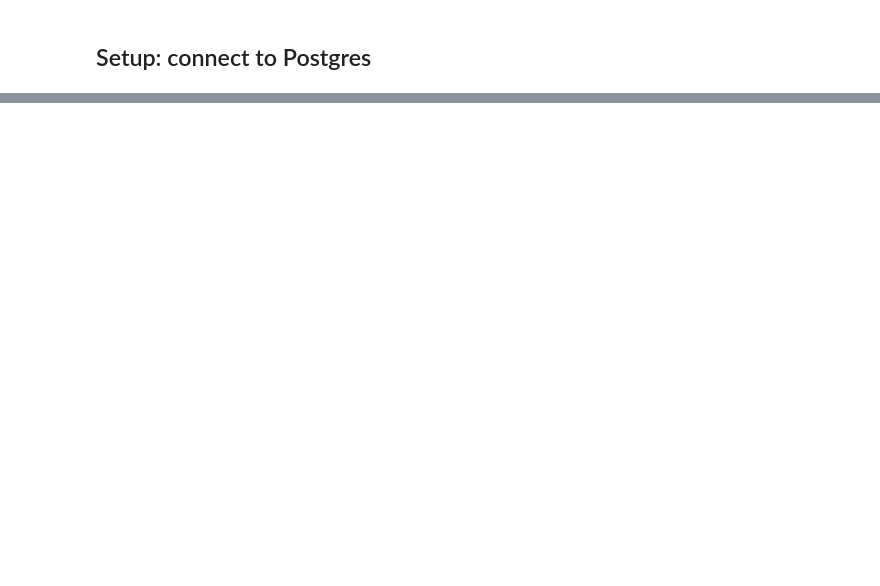
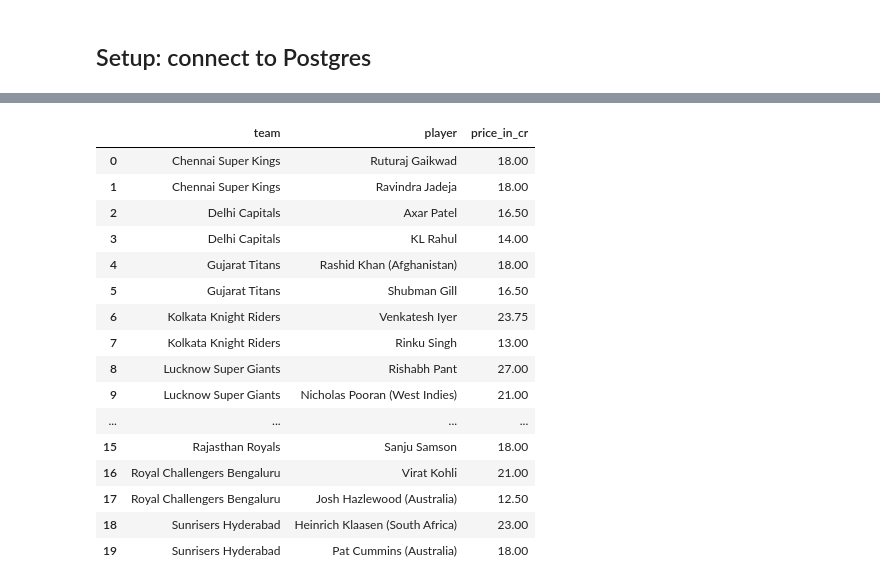
Before and after one commit to Lam-Truong/sql-case-studies, a Jupyter notebook: case_study_1/solution.ipynb, the cells around one changed output, grey strips where cells are left out. Drawn from its saved outputs; the diff is of its cells as text; code cells hidden in the pictures; blank space fills up the shorter version.

```diff
--- a/case_study_1/solution.ipynb
+++ b/case_study_1/solution.ipynb
@@ -43,0 +176,32 @@ SELECT version();
+# %%
+%%sql
+SELECT
+    team
+    , player
+    , price_in_cr
+FROM
+    (SELECT
+        team
+        , player
+        , price_in_cr
+        , ROW_NUMBER() OVER(PARTITION BY team ORDER BY price_in_cr DESC) AS price_rank
+    FROM ipl_players)
+WHERE price_rank <= 2;
+# %% [output]
+|  | team | player | price_in_cr |
+| 0 | Chennai Super Kings | Ruturaj Gaikwad | 18.00 |
+| 1 | Chennai Super Kings | Ravindra Jadeja | 18.00 |
+| 2 | Delhi Capitals | Axar Patel | 16.50 |
+| 3 | Delhi Capitals | KL Rahul | 14.00 |
+| 4 | Gujarat Titans | Rashid Khan (Afghanistan) | 18.00 |
+| 5 | Gujarat Titans | Shubman Gill | 16.50 |
+| 6 | Kolkata Knight Riders | Venkatesh Iyer | 23.75 |
+| 7 | Kolkata Knight Riders | Rinku Singh | 13.00 |
+| 8 | Lucknow Super Giants | Rishabh Pant | 27.00 |
+| 9 | Lucknow Super Giants | Nicholas Pooran (West Indies) | 21.00 |
+| ... | ... | ... | ... |
+| 15 | Rajasthan Royals | Sanju Samson | 18.00 |
+| 16 | Royal Challengers Bengaluru | Virat Kohli | 21.00 |
+| 17 | Royal Challengers Bengaluru | Josh Hazlewood (Australia) | 12.50 |
+| 18 | Sunrisers Hyderabad | Heinrich Klaasen (South Africa) | 23.00 |
+| 19 | Sunrisers Hyderabad | Pat Cummins (Australia) | 18.00 |
```
Also changed, not shown: parts of 44 cells of this notebook.
